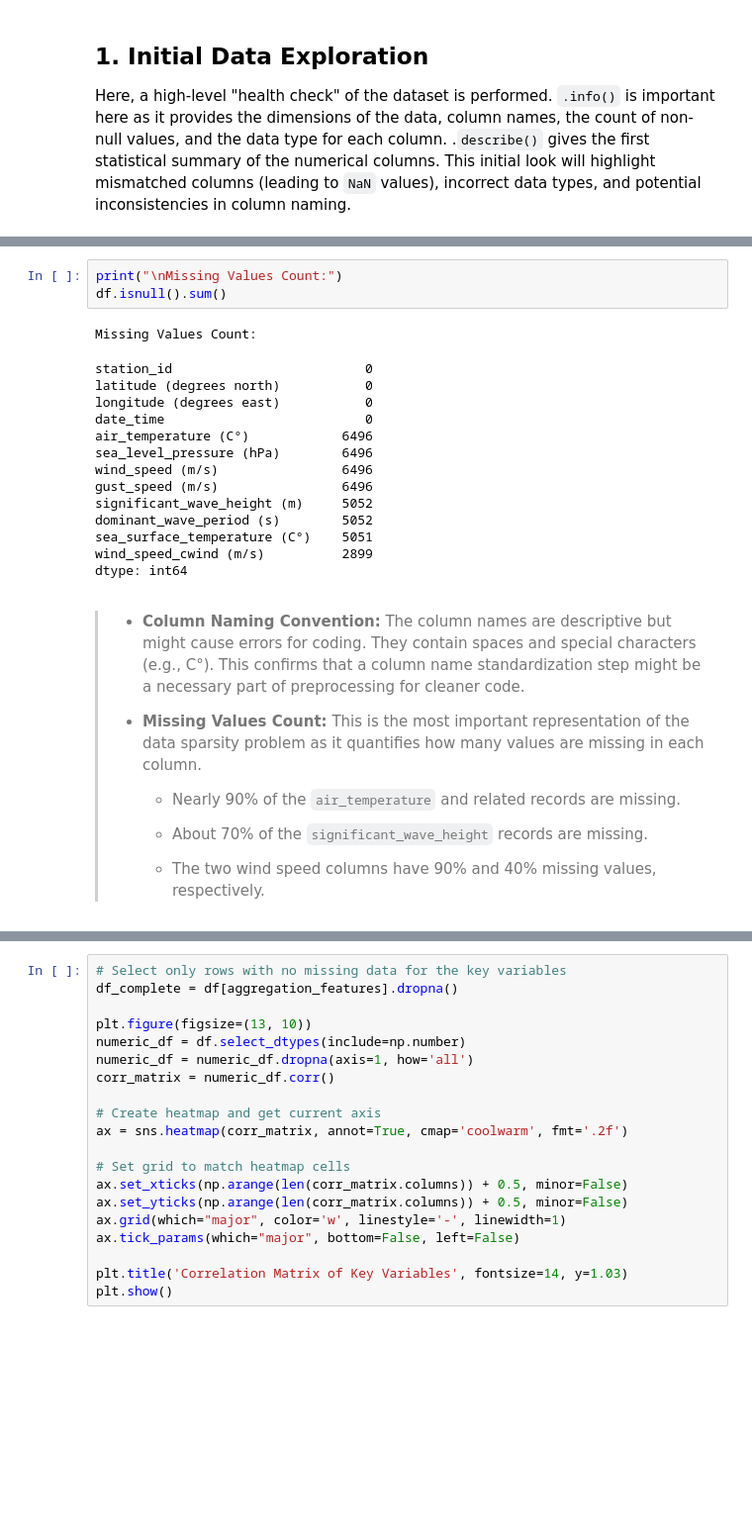
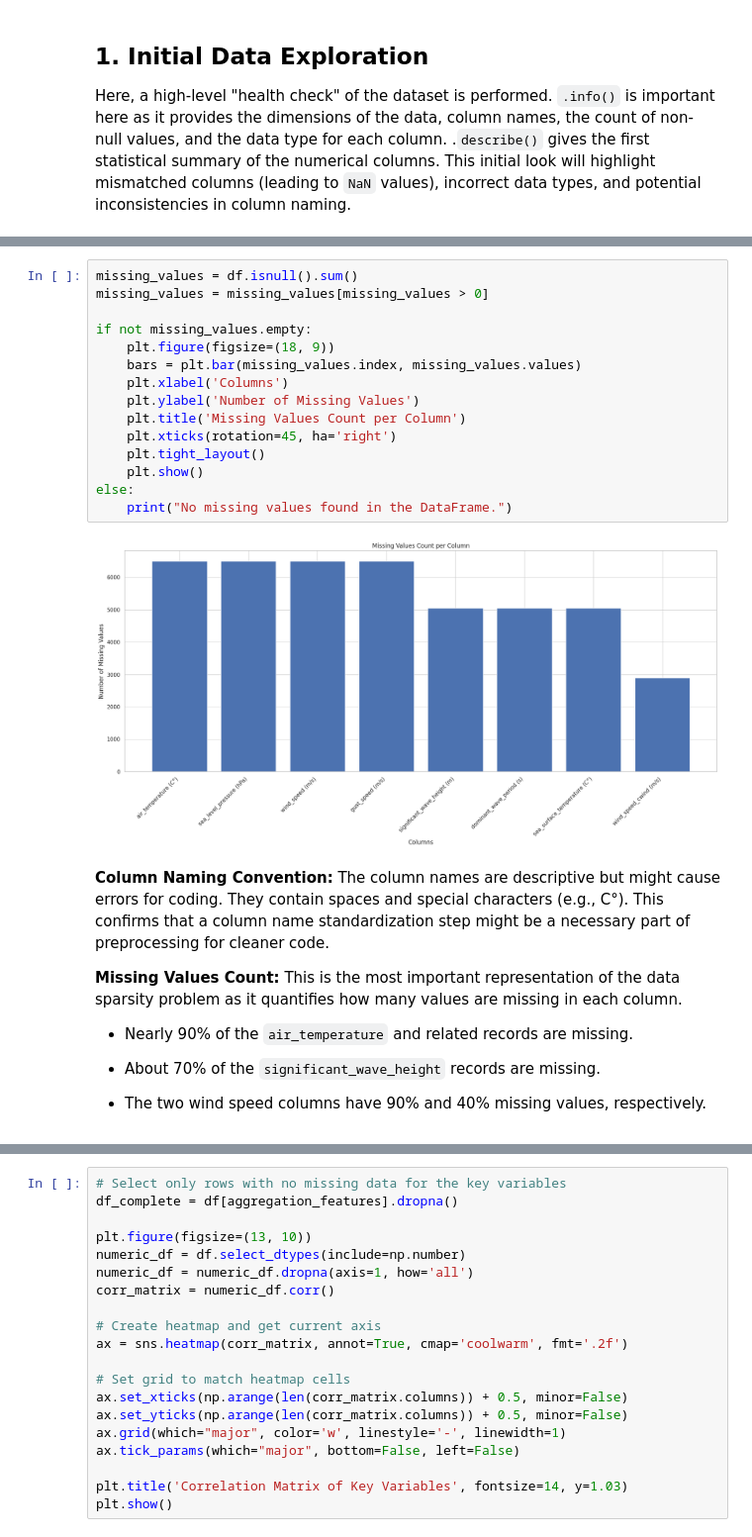
Before and after one commit to shama-llama/noaa-dataset-project, a Jupyter notebook: notebooks/dataset_description.ipynb, the cells around one changed output, grey strips where cells are left out. Shown at 99% size. Saved outputs shown, nothing was run; the diff lists cells and outputs as text; blank space fills up the shorter version.

Commit message:
Update EDA and Preprocessing

```diff
--- a/notebooks/dataset_description.ipynb
+++ b/notebooks/dataset_description.ipynb
@@ -127,29 +135,28 @@ Column Names:
 # %%
-print("\nMissing Values Count:")
-df.isnull().sum()
+missing_values = df.isnull().sum()
+missing_values = missing_values[missing_values > 0]
+
+if not missing_values.empty:
+    plt.figure(figsize=(18, 9))
+    bars = plt.bar(missing_values.index, missing_values.values)
+    plt.xlabel('Columns')
+    plt.ylabel('Number of Missing Values')
+    plt.title('Missing Values Count per Column')
+    plt.xticks(rotation=45, ha='right')
+    plt.tight_layout()
+    plt.show()
+else:
+    print("No missing values found in the DataFrame.")
 # %% [output]
-Missing Values Count:
-station_id                         0
-latitude (degrees north)           0
-longitude (degrees east)           0
-date_time                          0
-air_temperature (C°)            6496
-sea_level_pressure (hPa)        6496
-wind_speed (m/s)                6496
-gust_speed (m/s)                6496
-significant_wave_height (m)     5052
-dominant_wave_period (s)        5052
-sea_surface_temperature (C°)    5051
-wind_speed_cwind (m/s)          2899
-dtype: int64
+[figure, added]
 # %% [markdown]
-> - **Column Naming Convention:** The column names are descriptive but might cause errors for coding. They contain spaces and special characters (e.g., C°). This confirms that a column name standardization step might be a necessary part of preprocessing for cleaner code.
->
-> - **Missing Values Count:** This is the most important representation of the data sparsity problem as it quantifies how many values are missing in each column.
->
->     - Nearly 90% of the `air_temperature` and related records are missing.
->
->     - About 70% of the `significant_wave_height` records are missing.
->
->     - The two wind speed columns have 90% and 40% missing values, respectively.
+**Column Naming Convention:** The column names are descriptive but might cause errors for coding. They contain spaces and special characters (e.g., C°). This confirms that a column name standardization step might be a necessary part of preprocessing for cleaner code.
+
+**Missing Values Count:** This is the most important representation of the data sparsity problem as it quantifies how many values are missing in each column.
+
+- Nearly 90% of the `air_temperature` and related records are missing.
+
+- About 70% of the `significant_wave_height` records are missing.
+
+- The two wind speed columns have 90% and 40% missing values, respectively.
 # %% [markdown]
```
Also changed, not shown: parts of 67 cells of this notebook, 4 other files.
